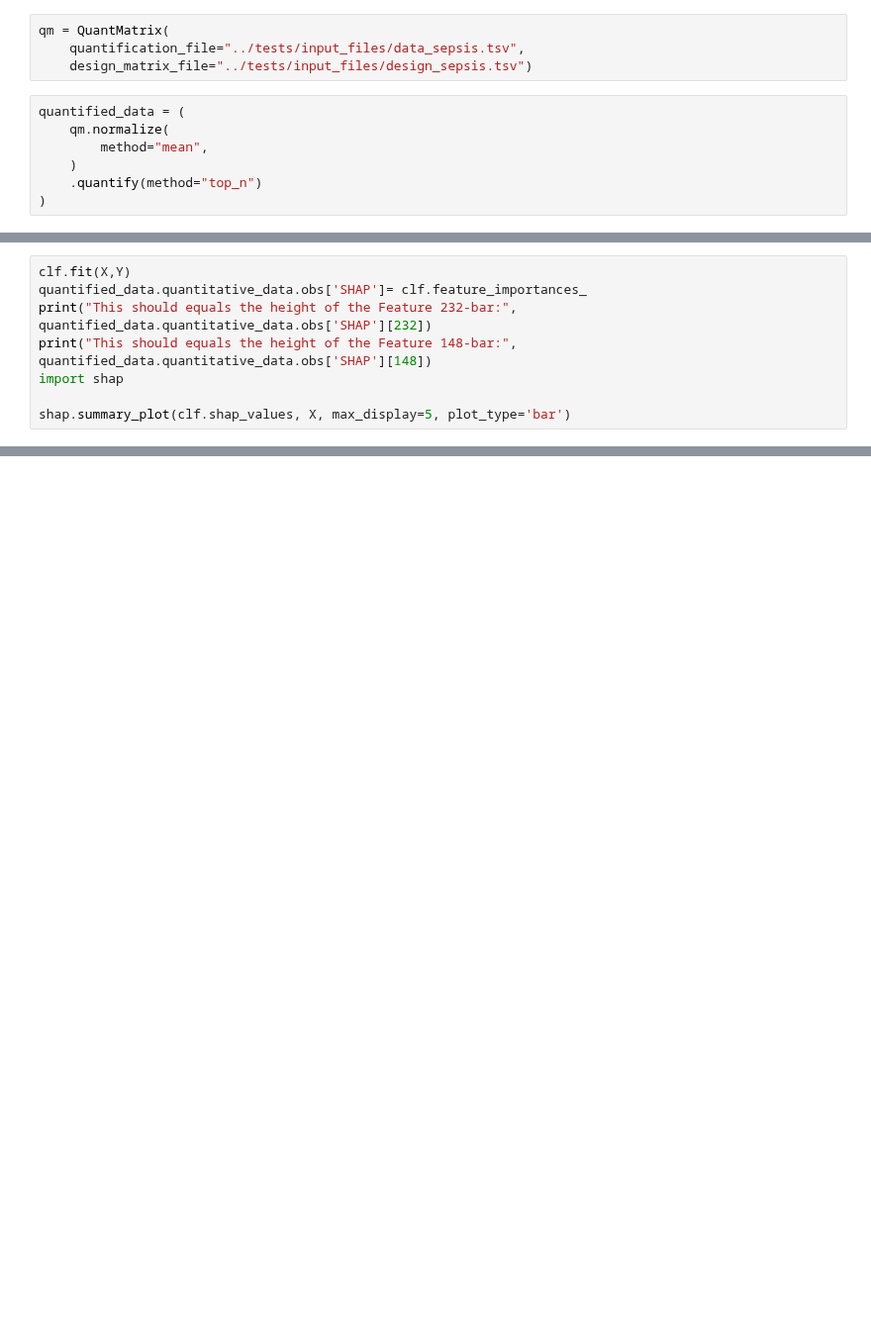
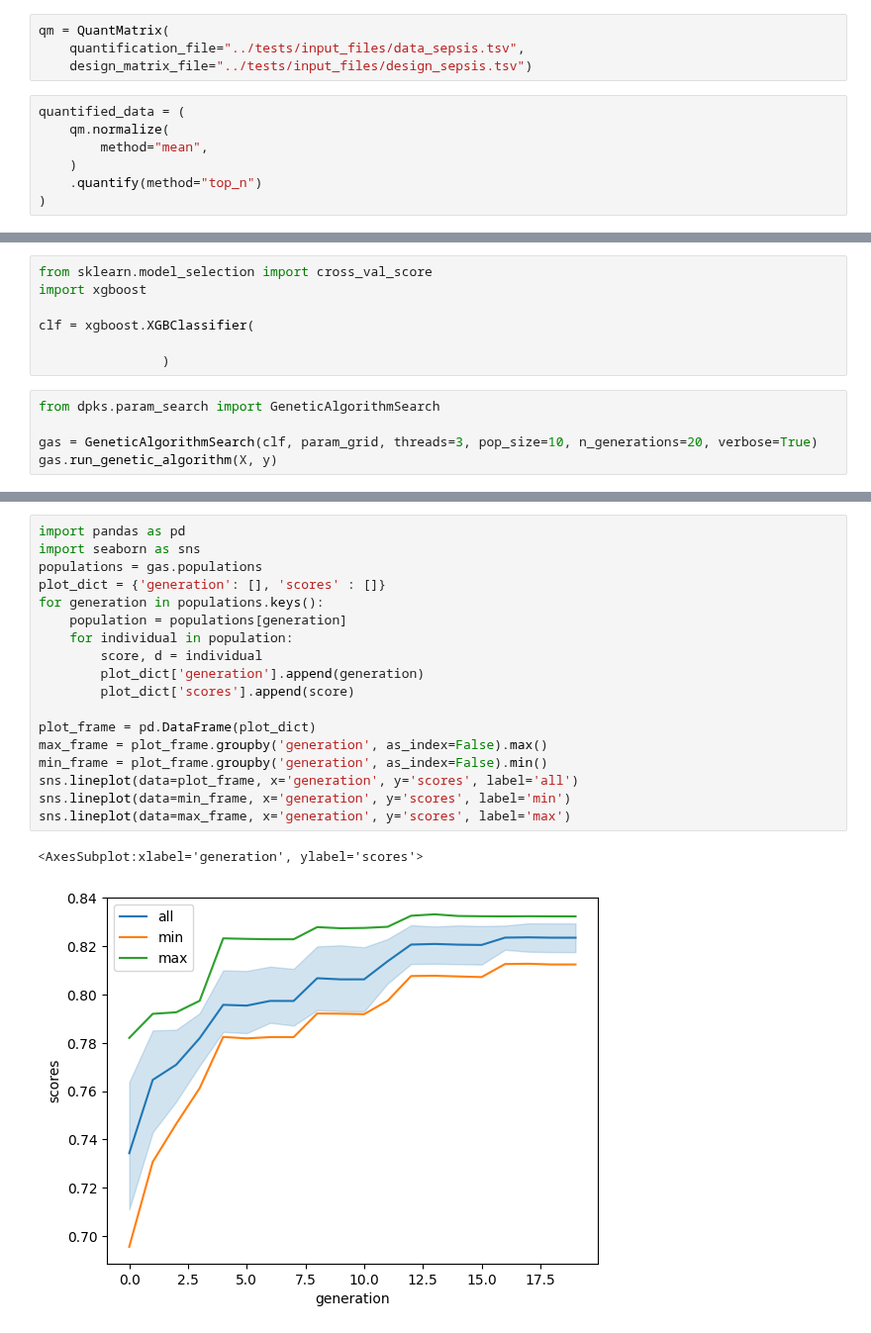
Before and after one commit to InfectionMedicineProteomics/DPKS, a Jupyter notebook: notebooks/classifier.ipynb, the cells around one changed output, grey strips where cells are left out. Shown at 99% size. Drawn from its saved outputs; the diff is of its cells as text; blank space fills up the shorter version.

Commit message:
Added a param search module with a GeneticAlgorithmSearch.

```diff
--- a/notebooks/classifier.ipynb
+++ b/notebooks/classifier.ipynb
@@ -60,8 +44,0 @@ clf.scores
-# %%
-clf.fit(X,Y)
-quantified_data.quantitative_data.obs['SHAP']= clf.feature_importances_
-print("This should equals the height of the Feature 232-bar:", quantified_data.quantitative_data.obs['SHAP'][232])
-print("This should equals the height of the Feature 148-bar:", quantified_data.quantitative_data.obs['SHAP'][148])
-import shap
-
-shap.summary_plot(clf.shap_values, X, max_display=5, plot_type='bar')
@@ -88,0 +45,12 @@ plt.show()
+# %%
+from sklearn.model_selection import cross_val_score
+import xgboost
+
+clf = xgboost.XGBClassifier(
+
+                )
+# %%
+from dpks.param_search import GeneticAlgorithmSearch
+
+gas = GeneticAlgorithmSearch(clf, param_grid, threads=3, pop_size=10, n_generations=20, verbose=True)
+gas.run_genetic_algorithm(X, y)
@@ -88,0 +97,21 @@ plt.show()
+# %%
+import pandas as pd
+import seaborn as sns
+populations = gas.populations
+plot_dict = {'generation': [], 'scores' : []}
+for generation in populations.keys():
+    population = populations[generation]
+    for individual in population:
+        score, d = individual
+        plot_dict['generation'].append(generation)
+        plot_dict['scores'].append(score)
+
+plot_frame = pd.DataFrame(plot_dict)
+max_frame = plot_frame.groupby('generation', as_index=False).max()
+min_frame = plot_frame.groupby('generation', as_index=False).min()
+sns.lineplot(data=plot_frame, x='generation', y='scores', label='all')
+sns.lineplot(data=min_frame, x='generation', y='scores', label='min')
+sns.lineplot(data=max_frame, x='generation', y='scores', label='max')
+# %% [output]
+<AxesSubplot:xlabel='generation', ylabel='scores'>
+[figure, added]
```
Also changed, not shown: parts of 12 cells of this notebook, 2 other files.
